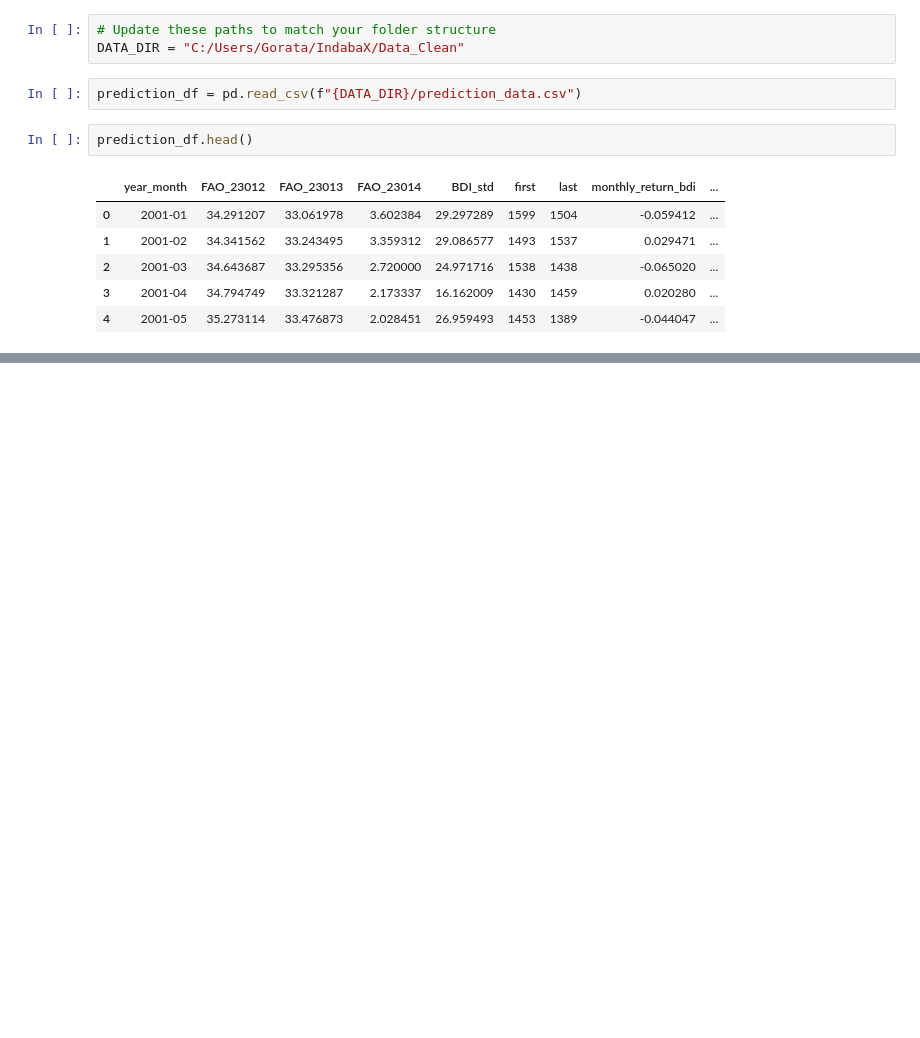
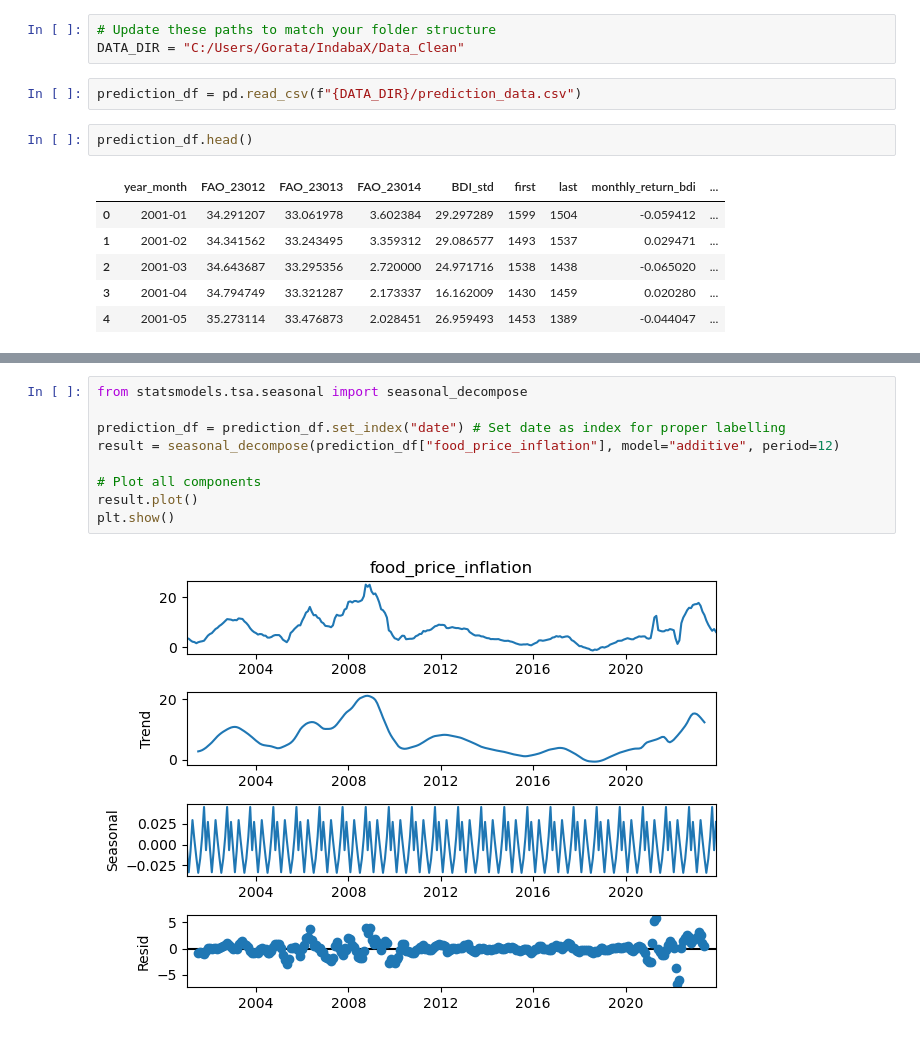
Before and after one commit to GorataB/Hackathon_PolyglotPioneers, a Jupyter notebook: Model_1_Statistical.ipynb, the cells around one changed output, grey strips where cells are left out. Saved outputs shown, nothing was run; the diff lists cells and outputs as text; blank space fills up the shorter version.

Commit message:
Add tests for seasonality

```diff
--- a/Model_1_Statistical.ipynb
+++ b/Model_1_Statistical.ipynb
@@ -21,0 +103,11 @@ prediction_df.head()
+# %%
+from statsmodels.tsa.seasonal import seasonal_decompose
+
+prediction_df = prediction_df.set_index("date") # Set date as index for proper labelling
+result = seasonal_decompose(prediction_df["food_price_inflation"], model="additive", period=12)
+
+# Plot all components
+result.plot()
+plt.show()
+# %% [output]
+[figure, added]
```
Also changed, not shown: parts of 20 cells of this notebook.
